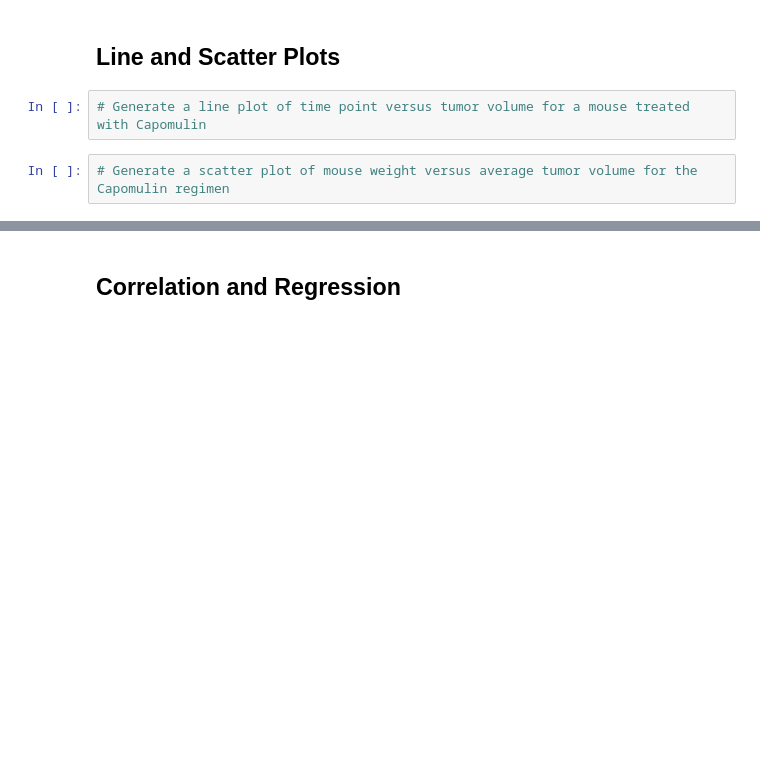
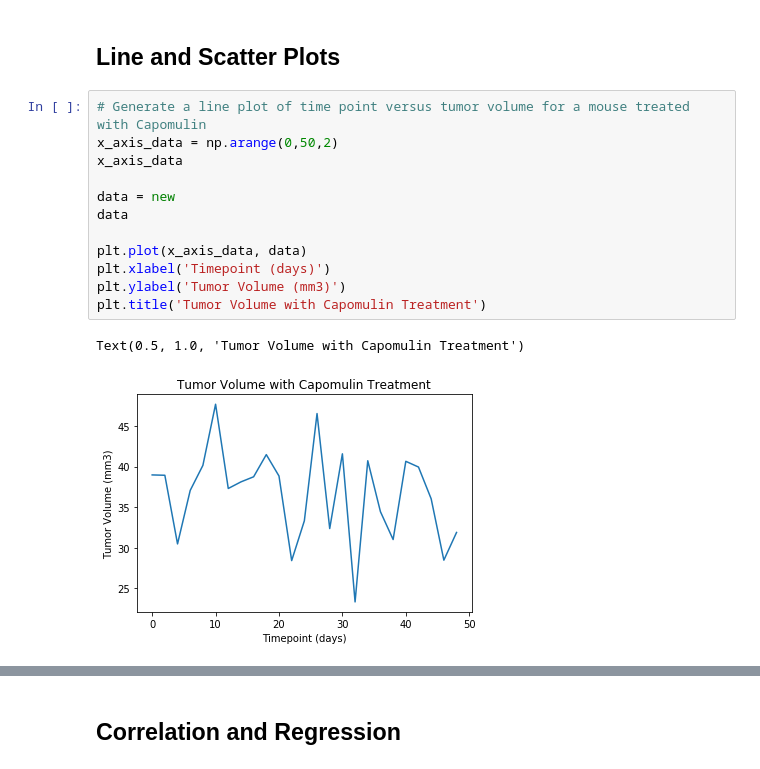
Before and after one commit to debrawu/matplotlib-challenge, a Jupyter notebook: Pymaceuticals/pymaceuticals_starter.ipynb, the cells around one changed output, grey strips where cells are left out. Saved outputs shown, nothing was run; the diff lists cells and outputs as text; blank space fills up the shorter version.

```diff
--- a/Pymaceuticals/pymaceuticals_starter.ipynb
+++ b/Pymaceuticals/pymaceuticals_starter.ipynb
@@ -413,5 +469,16 @@ Text(0, 0.5, 'Tumor Volume (mm3)')
 ## Line and Scatter Plots
 # %%
 # Generate a line plot of time point versus tumor volume for a mouse treated with Capomulin
+x_axis_data = np.arange(0,50,2)
+x_axis_data
+
+data = new
+data
+
+plt.plot(x_axis_data, data)
+plt.xlabel('Timepoint (days)')
+plt.ylabel('Tumor Volume (mm3)')
+plt.title('Tumor Volume with Capomulin Treatment')
+# %% [output]
+Text(0.5, 1.0, 'Tumor Volume with Capomulin Treatment')
+[figure, added]
-# %%
-# Generate a scatter plot of mouse weight versus average tumor volume for the Capomulin regimen
```
Also changed, not shown: parts of 8 cells of this notebook.
